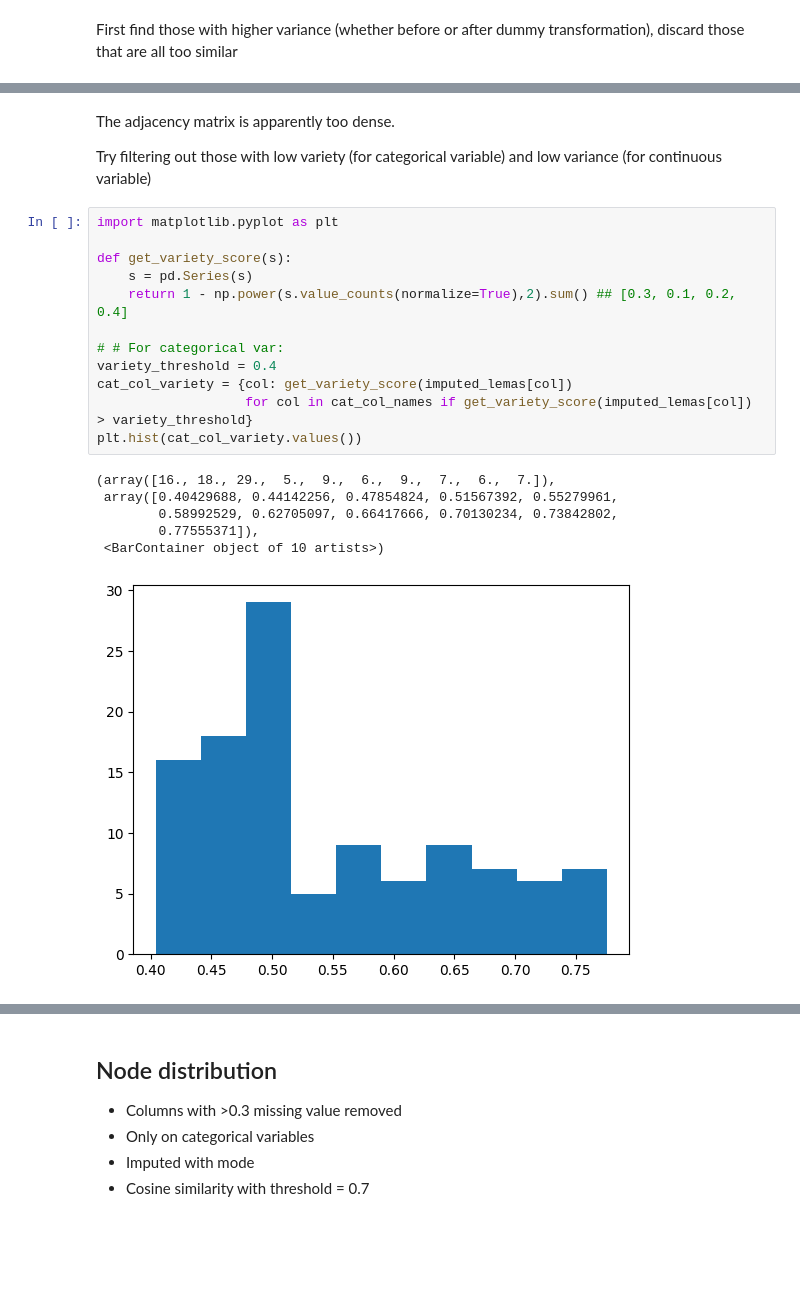
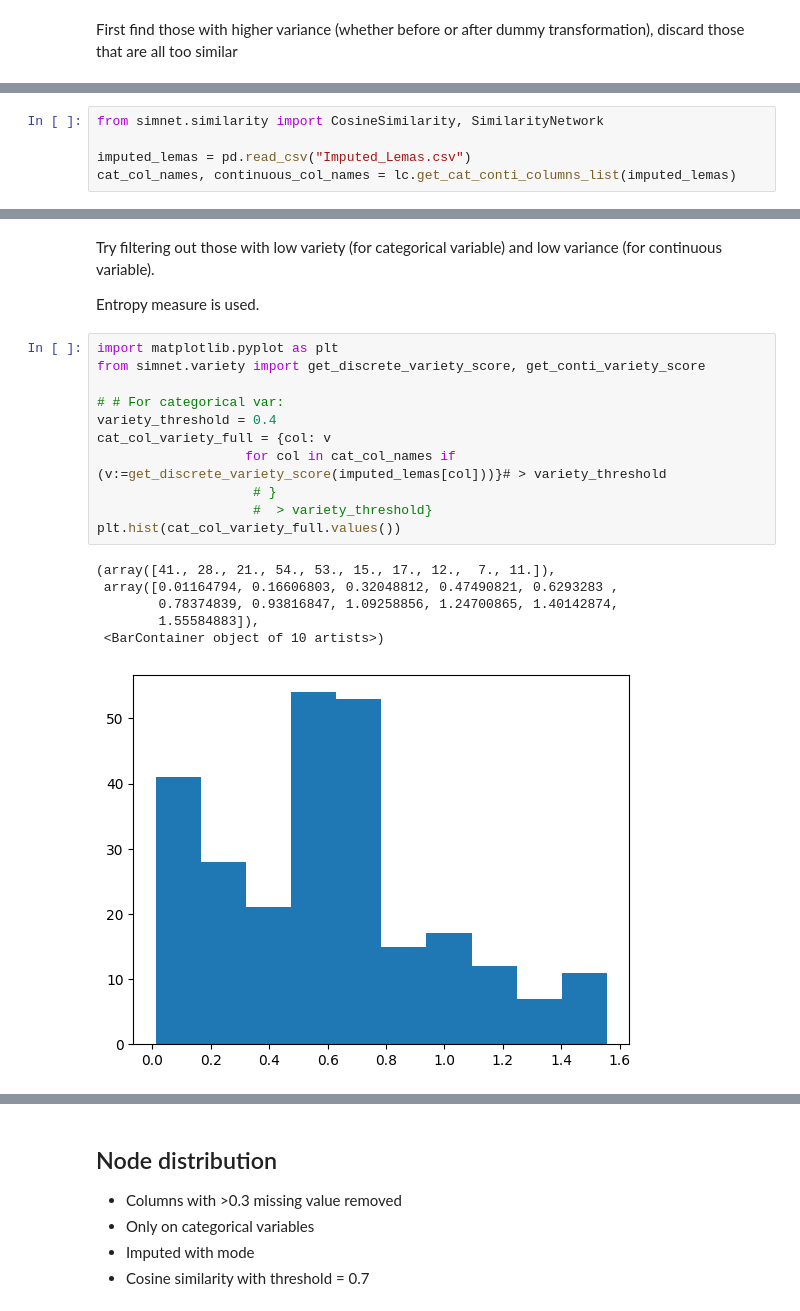
Before and after one commit to teddy21019/NIBRS_diffusion, a Jupyter notebook: similarity_network.ipynb, the cells around one changed output, grey strips where cells are left out. Cells and saved outputs as stored; diff of their text form; blank space fills up the shorter version.

Commit message:
Sim network progress

```diff
--- a/similarity_network.ipynb
+++ b/similarity_network.ipynb
@@ -379,0 +393,5 @@ sn.fit_transform(np.random.random(sn.feature_n))
+# %%
+from simnet.similarity import CosineSimilarity, SimilarityNetwork
+
+imputed_lemas = pd.read_csv("Imputed_Lemas.csv")
+cat_col_names, continuous_col_names = lc.get_cat_conti_columns_list(imputed_lemas)
@@ -380,23 +412,22 @@ sn.fit_transform(np.random.random(sn.feature_n))
 # %% [markdown]
-The adjacency matrix is apparently too dense.
+Try filtering out those with low variety (for categorical variable) and low variance (for continuous variable).
 
-Try filtering out those with low variety (for categorical variable) and low variance (for continuous variable)
+Entropy measure is used.
 # %%
 import matplotlib.pyplot as plt
-
-def get_variety_score(s):
-    s = pd.Series(s)
-    return 1 - np.power(s.value_counts(normalize=True),2).sum() ## [0.3, 0.1, 0.2, 0.4]
+from simnet.variety import get_discrete_variety_score, get_conti_variety_score
 
 # # For categorical var:
 variety_threshold = 0.4
-cat_col_variety = {col: get_variety_score(imputed_lemas[col])
-                   for col in cat_col_names if get_variety_score(imputed_lemas[col]) > variety_threshold}
-plt.hist(cat_col_variety.values())
+cat_col_variety_full = {col: v
+                   for col in cat_col_names if (v:=get_discrete_variety_score(imputed_lemas[col]))}# > variety_threshold
+                    # }
+                    #  > variety_threshold}
+plt.hist(cat_col_variety_full.values())
 # %% [output]
-(array([16., 18., 29.,  5.,  9.,  6.,  9.,  7.,  6.,  7.]),
- array([0.40429688, 0.44142256, 0.47854824, 0.51567392, 0.55279961,
-        0.58992529, 0.62705097, 0.66417666, 0.70130234, 0.73842802,
-        0.77555371]),
+(array([41., 28., 21., 54., 53., 15., 17., 12.,  7., 11.]),
+ array([0.01164794, 0.16606803, 0.32048812, 0.47490821, 0.6293283 ,
+        0.78374839, 0.93816847, 1.09258856, 1.24700865, 1.40142874,
+        1.55584883]),
  <BarContainer object of 10 artists>)
-[figure, old version]
+[figure, new version]
```
Also changed, not shown: parts of 39 cells of this notebook.
